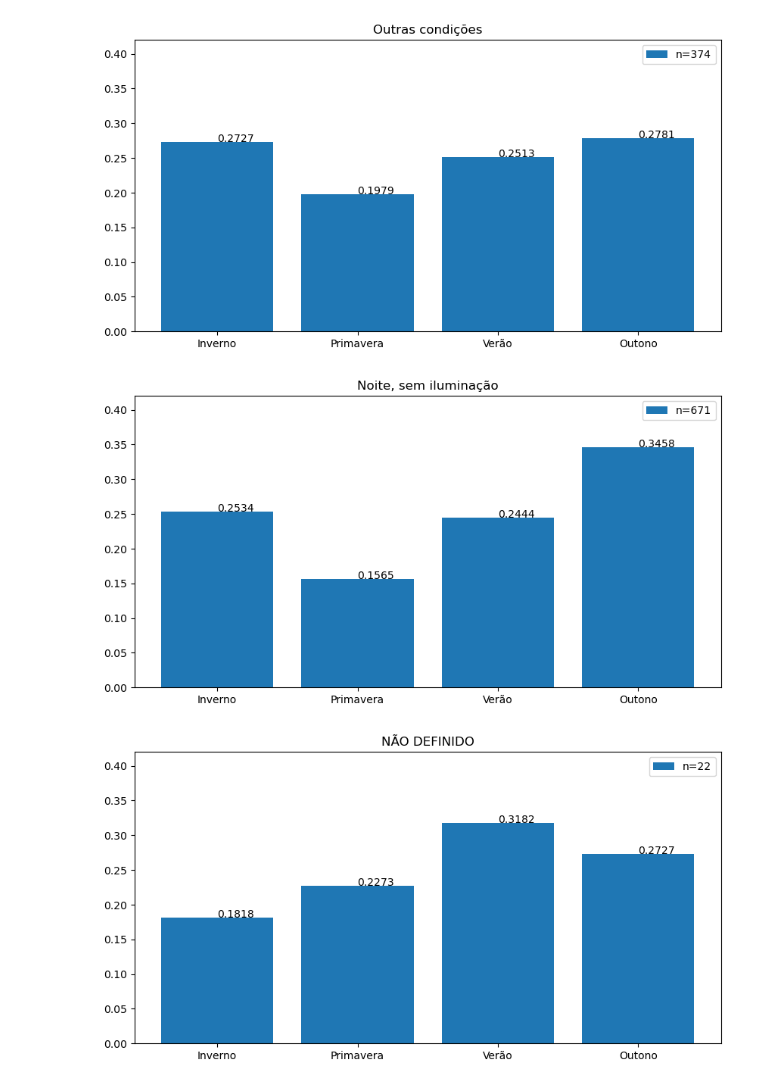
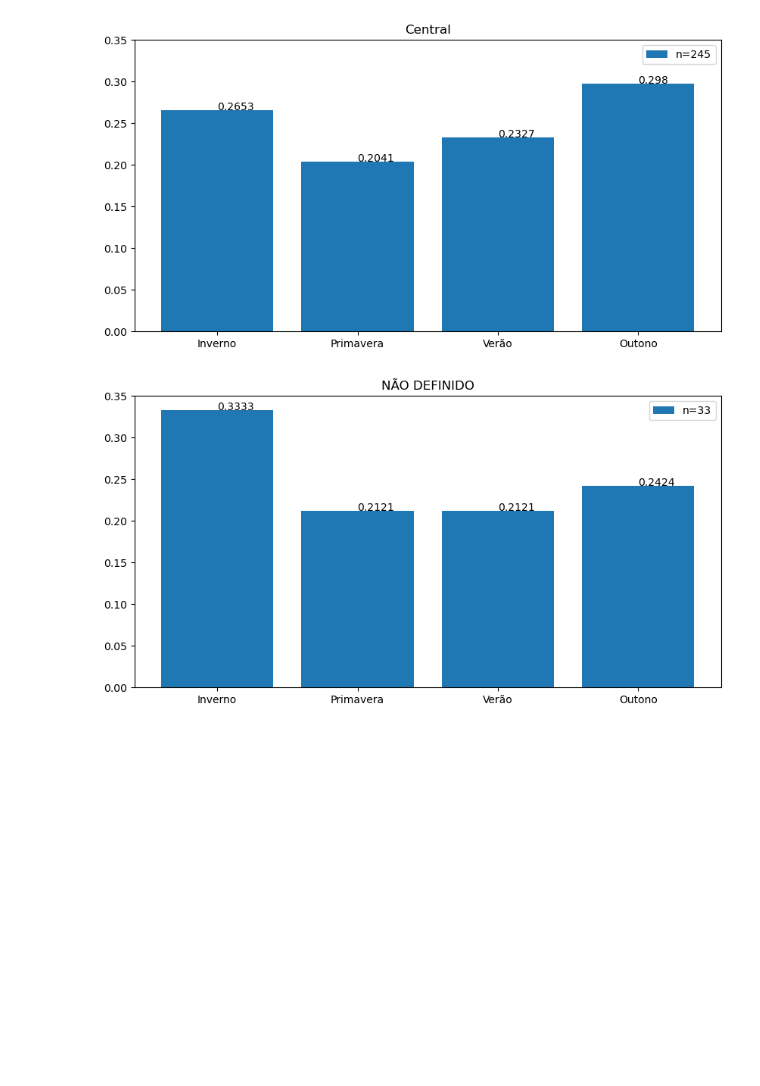
Before and after one commit to dfmce-iscte/ProjetoIAA, a Jupyter notebook: projeto_cosme.ipynb, the cells around one changed output. Saved outputs shown, nothing was run; the diff lists cells and outputs as text; code cells hidden in the pictures; blank space fills up the shorter version.

```diff
--- a/projeto_cosme.ipynb
+++ b/projeto_cosme.ipynb
@@ -527,4 +527,4 @@ def plot_seasonal(result):
     plt.show()
 # %%
-seasonal(df,'Luminosidade')
+seasonal(df,'Via Trânsito')
 # %% [output]
@@ -533,3 +533,2 @@ seasonal(df,'Luminosidade')
-[figure, old version]
+[figure, new version]
-[figure, old version]
+[figure, new version]
-[figure, removed]
```
Also changed, not shown: parts of 2 cells of this notebook.
